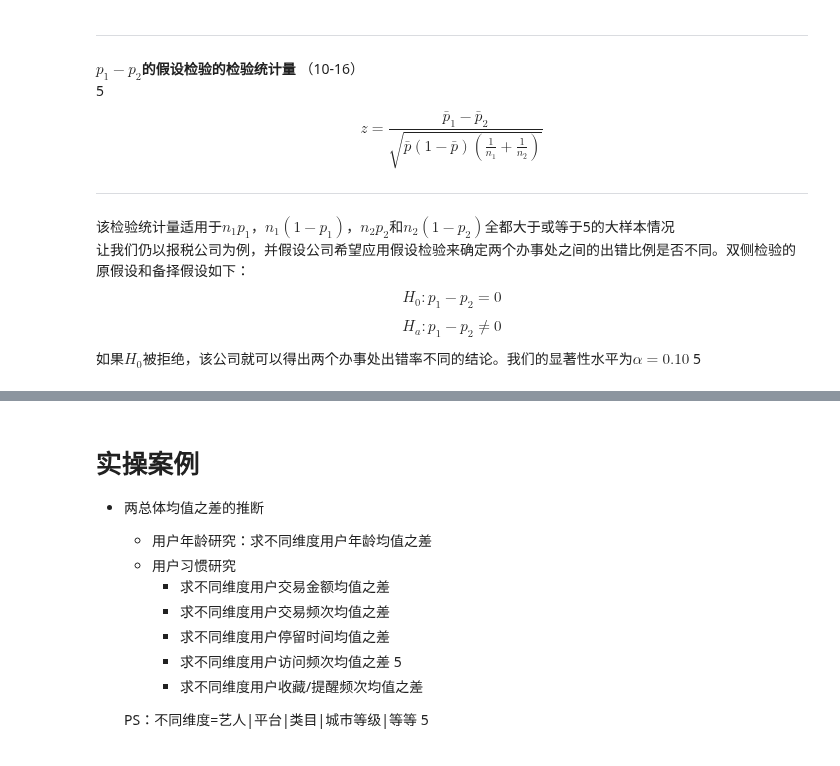
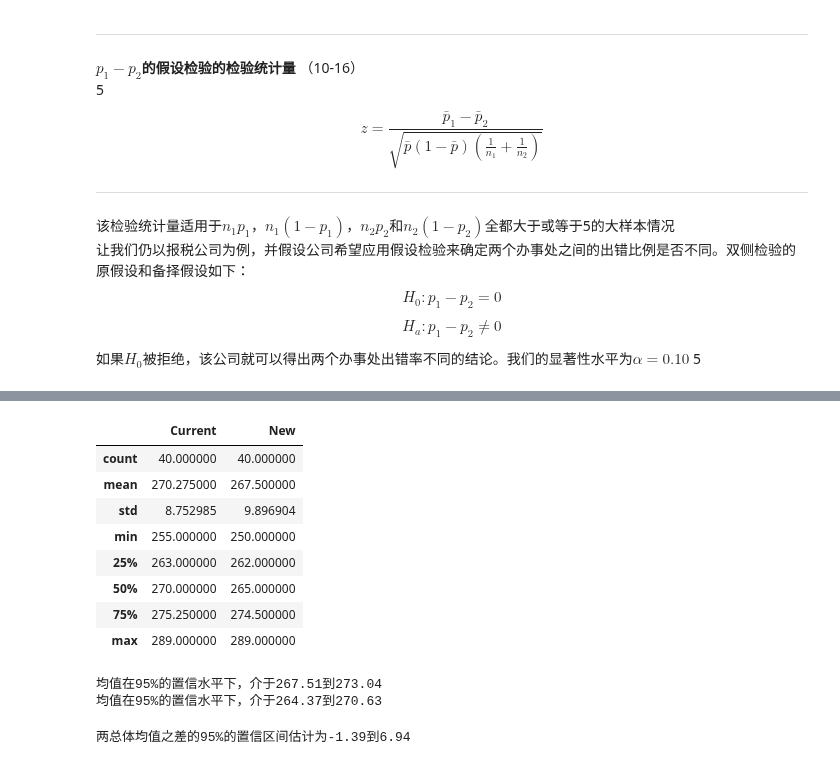
Before and after one commit to fnfly2005/auto_analysis, a Jupyter notebook: 商务与经济统计-10两总体均值和比例的推断.ipynb, the cells around one changed output, grey strips where cells are left out. Saved outputs shown, nothing was run; the diff lists cells and outputs as text; code cells hidden in the pictures.

```diff
--- a/商务与经济统计-10两总体均值和比例的推断.ipynb
+++ b/商务与经济统计-10两总体均值和比例的推断.ipynb
@@ -675,11 +747,31 @@ print('由于p-值={:.2f}，大于alpha=0.05，故不能拒绝原假设H_0，无
 # %%
 '''
-需求3
+需求3 5
 '''
 golf.describe()
+# %% [output]
+|  | Current | New |
+| count | 40.000000 | 40.000000 |
+| mean | 270.275000 | 267.500000 |
+| std | 8.752985 | 9.896904 |
+| min | 255.000000 | 250.000000 |
+| 25% | 263.000000 | 262.000000 |
+| 50% | 270.000000 | 265.000000 |
+| 75% | 275.250000 | 274.500000 |
+| max | 289.000000 | 289.000000 |
+# %%
+'''
+需求4.1
+统计常用代码 总体均值区间估计 未知标准差 置信区间v2
+'''
+printMeanCIUk(mu1.values)
+printMeanCIUk(mu2.values)
+# %% [output]
+均值在95%的置信水平下，介于267.51到273.04
+均值在95%的置信水平下，介于264.37到270.63
 # %%
 '''
-需求4.2
+需求4.2 5
 python numpy The N-dimensional array (ndarray) ndarray.std()
 python numpy The N-dimensional array (ndarray) ndarray.mean()
 python numpy Mathematical functions np.power()
@@ -721,3 +813,5 @@ def printMeanDiffCVUnknowV1(a,b,val):
     print('两总体均值之差的{:.0%}的置信区间估计为{:.2f}到{:.2f}'.format(val,mean-inter,mean+inter))
 
 printMeanDiffCVUnknowV1(mu1,mu2,0.95)
+# %% [output]
+两总体均值之差的95%的置信区间估计为-1.39到6.94
@@ -728,12 +817,0 @@ printMeanDiffCVUnknowV1(mu1,mu2,0.95)
-# %% [markdown]
-# 实操案例
-+ 两总体均值之差的推断
-    + 用户年龄研究：求不同维度用户年龄均值之差
-    + 用户习惯研究
-        + 求不同维度用户交易金额均值之差
-        + 求不同维度用户交易频次均值之差
-        + 求不同维度用户停留时间均值之差
-        + 求不同维度用户访问频次均值之差 5
-        + 求不同维度用户收藏/提醒频次均值之差
-
-  PS：不同维度=艺人|平台|类目|城市等级|等等 5
```
Also changed, not shown: parts of 29 cells of this notebook.
